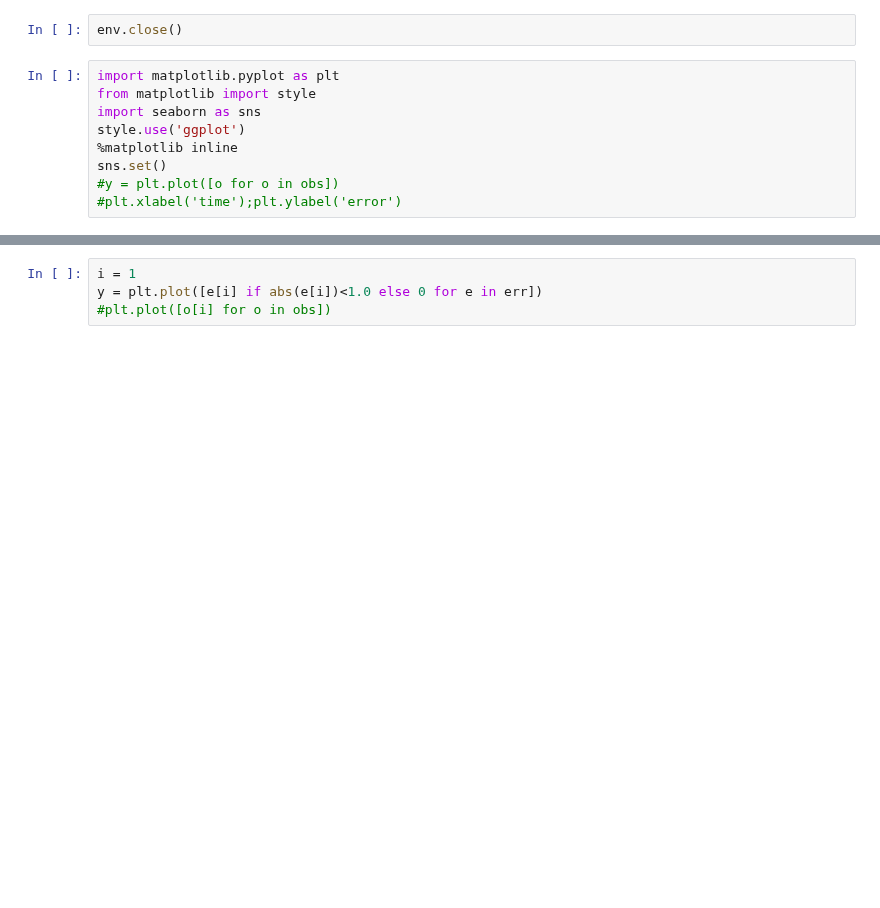
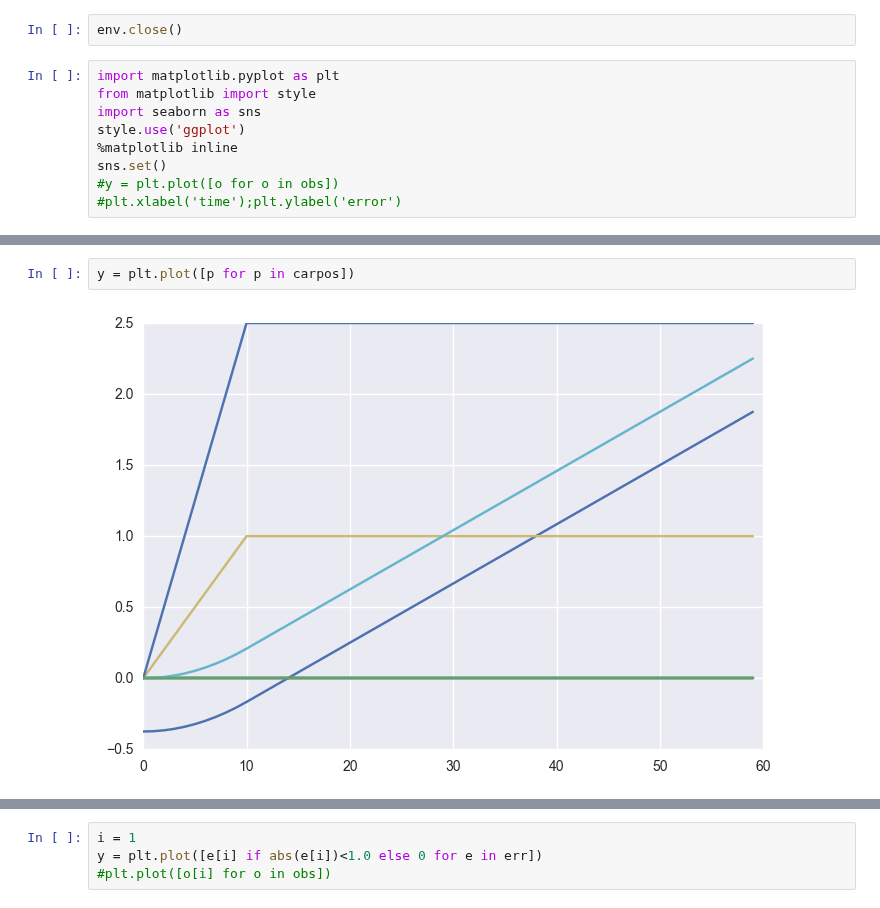
Before and after one commit to jcsharp/DriveIt, a Jupyter notebook: Baseline-Multi.ipynb, the cells around one changed output, grey strips where cells are left out. Drawn from its saved outputs; the diff is of its cells as text; blank space fills up the shorter version.

```diff
--- a/Baseline-Multi.ipynb
+++ b/Baseline-Multi.ipynb
@@ -99,3 +99,7 @@ y = plt.plot([p[i] for p in belpos])
+# %%
+y = plt.plot([p for p in carpos])
+# %% [output]
+[figure, added]
 # %%
 y = plt.plot([p for p in belpos])
 # %% [output]
```
Also changed, not shown: parts of 5 cells of this notebook, 2 other files.
